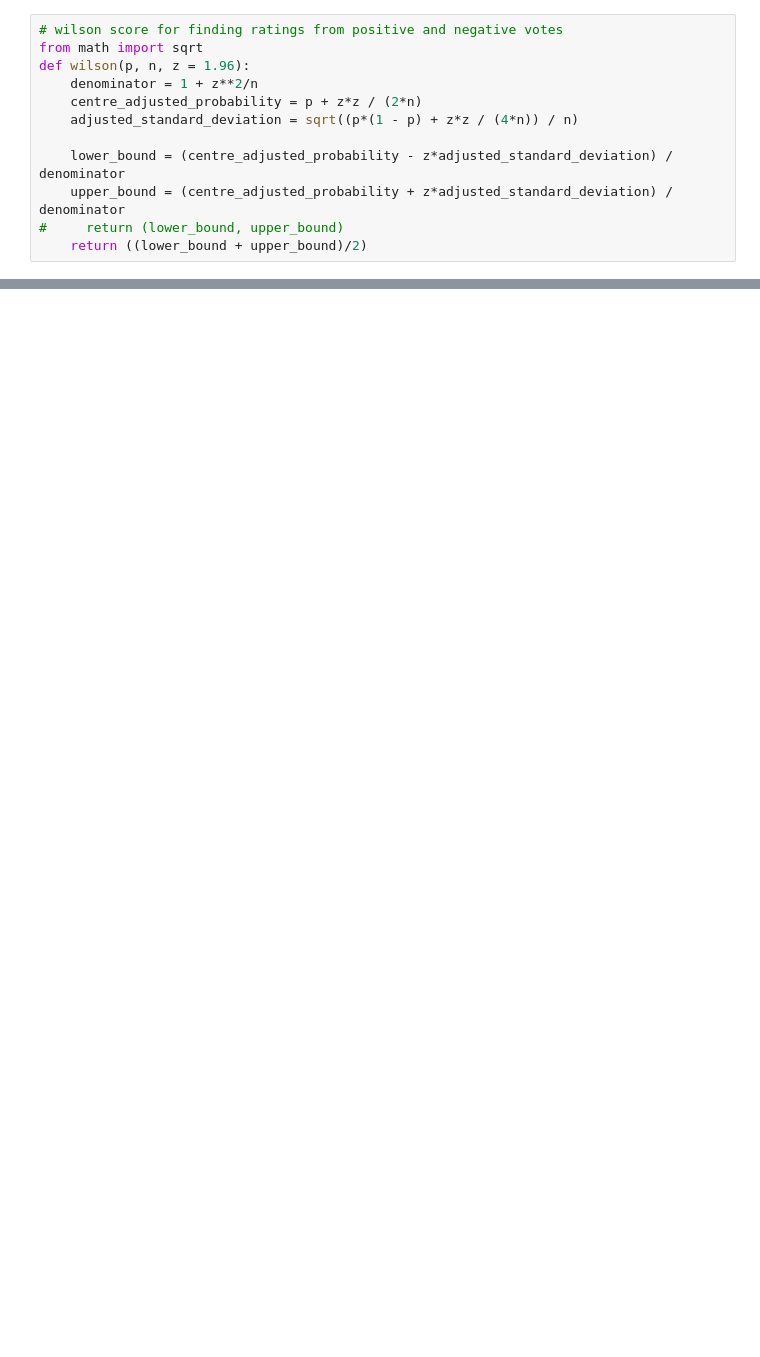
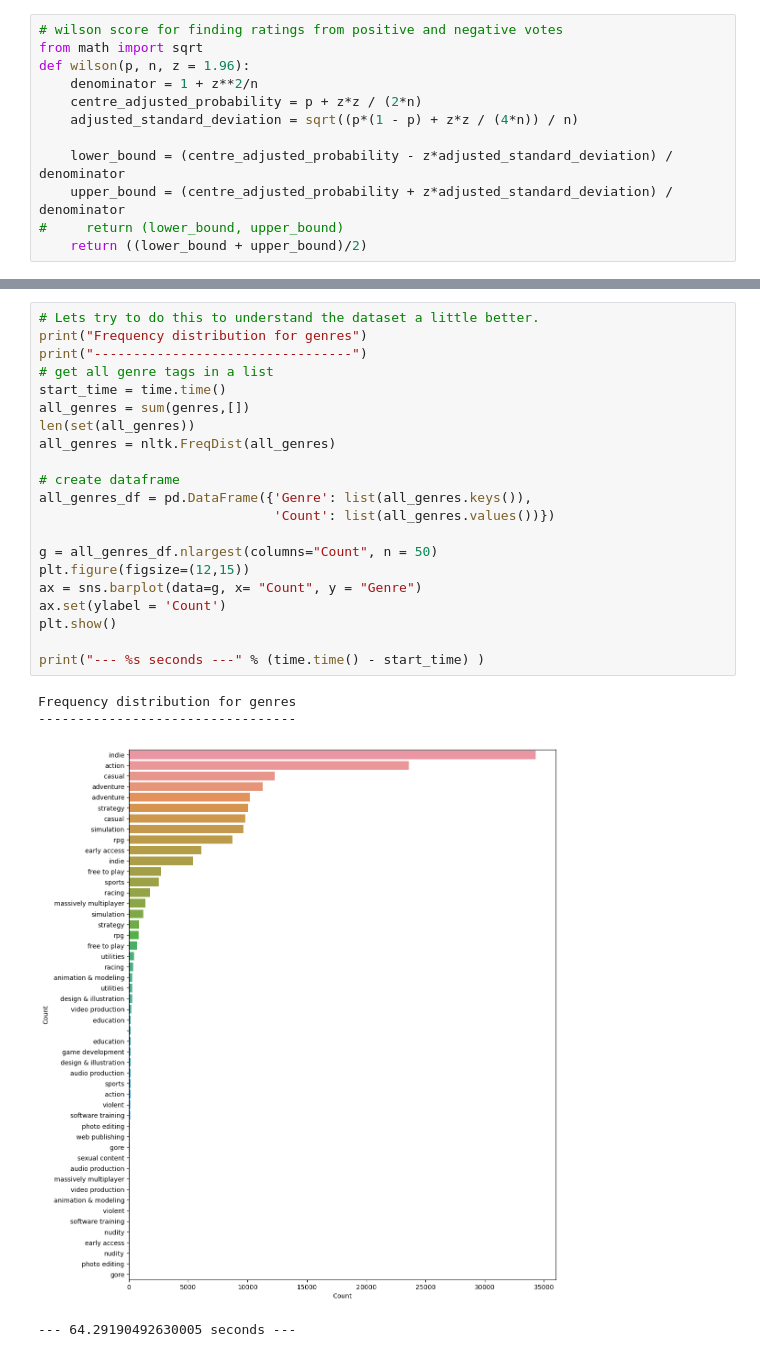
Before and after one commit to ZahraS98/IUI-Project, a Jupyter notebook: newDatasetPlayground.ipynb, the cells around one changed output, grey strips where cells are left out. Saved outputs shown, nothing was run; the diff lists cells and outputs as text; blank space fills up the shorter version.

```diff
--- a/newDatasetPlayground.ipynb
+++ b/newDatasetPlayground.ipynb
@@ -84,0 +97,26 @@ display(steam_2022.sample(5))
+# %%
+# Lets try to do this to understand the dataset a little better.
+print("Frequency distribution for genres")
+print("---------------------------------")
+# get all genre tags in a list
+start_time = time.time()
+all_genres = sum(genres,[])
+len(set(all_genres))
+all_genres = nltk.FreqDist(all_genres)
+
+# create dataframe
+all_genres_df = pd.DataFrame({'Genre': list(all_genres.keys()),
+                              'Count': list(all_genres.values())})
+
+g = all_genres_df.nlargest(columns="Count", n = 50)
+plt.figure(figsize=(12,15))
+ax = sns.barplot(data=g, x= "Count", y = "Genre")
+ax.set(ylabel = 'Count')
+plt.show()
+
+print("--- %s seconds ---" % (time.time() - start_time) )
+# %% [output]
+Frequency distribution for genres
+---------------------------------
+[figure, added]
+--- 64.29190492630005 seconds ---
```
Also changed, not shown: parts of 23 cells of this notebook.
